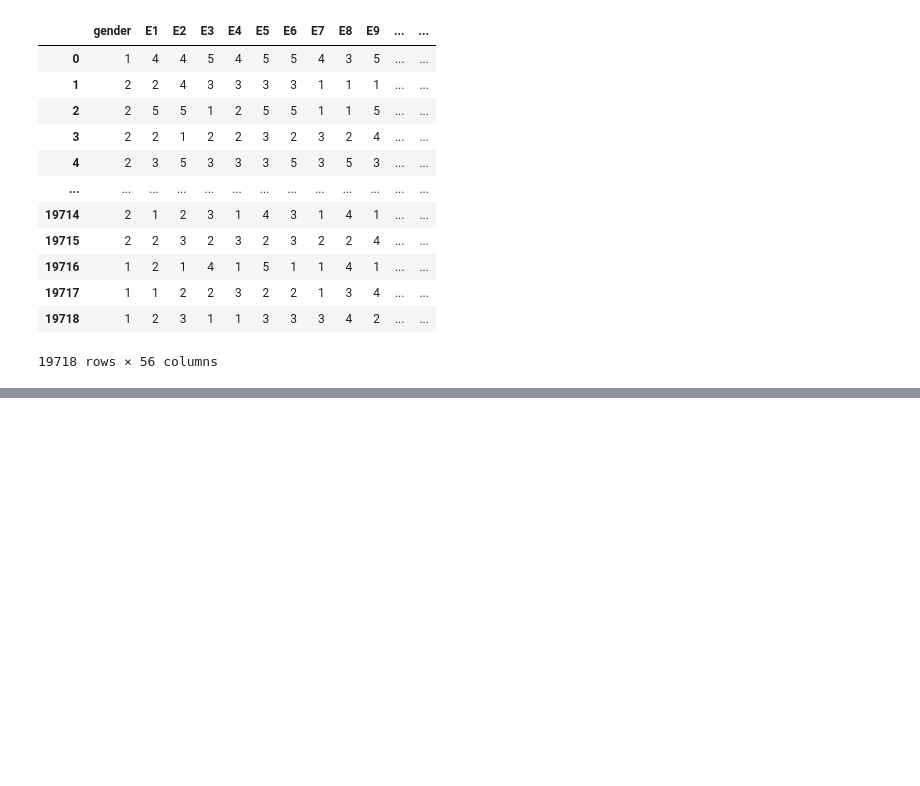
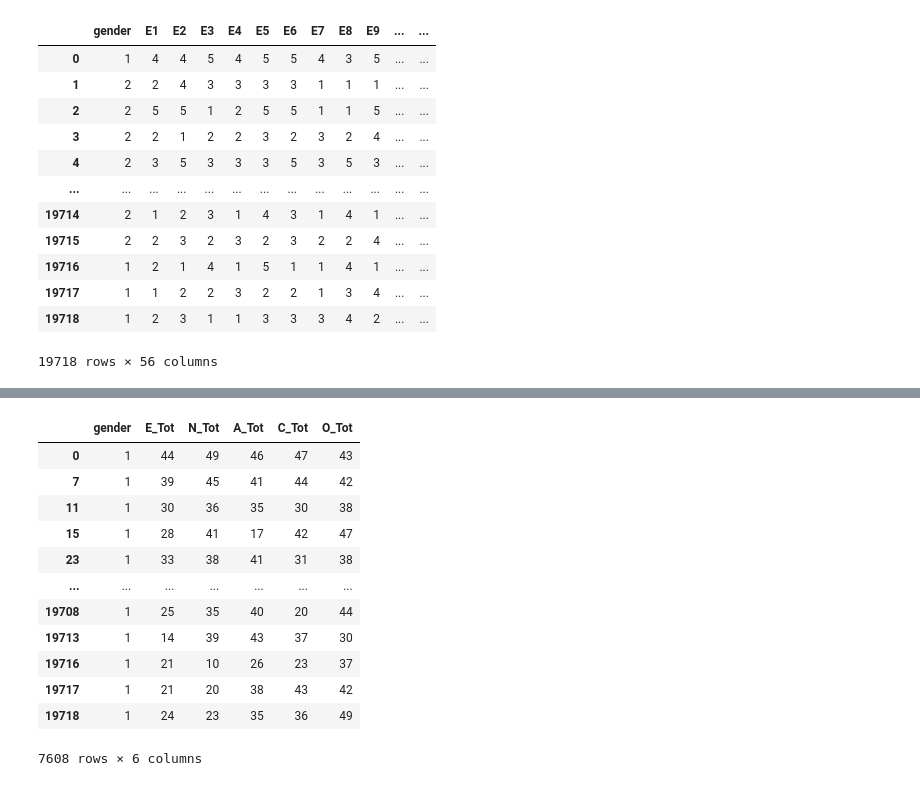
Before and after one commit to ubco-W2022T1-cosc301/project-group23, a Jupyter notebook: notebooks/analysis2.ipynb, the cells around one changed output, grey strips where cells are left out. Drawn from its saved outputs; the diff is of its cells as text; code cells hidden in the pictures; blank space fills up the shorter version.

```diff
--- a/notebooks/analysis2.ipynb
+++ b/notebooks/analysis2.ipynb
@@ -267,0 +327,19 @@ dat_3
+# %%
+#Male only
+values = [0, 3, 2]
+dat_m = dat_sub_g1[dat_sub_g1.gender.isin(values) == False]
+dat_m
+# %% [output]
+|  | gender | E_Tot | N_Tot | A_Tot | C_Tot | O_Tot |
+| 0 | 1 | 44 | 49 | 46 | 47 | 43 |
+| 7 | 1 | 39 | 45 | 41 | 44 | 42 |
+| 11 | 1 | 30 | 36 | 35 | 30 | 38 |
+| 15 | 1 | 28 | 41 | 17 | 42 | 47 |
+| 23 | 1 | 33 | 38 | 41 | 31 | 38 |
+| ... | ... | ... | ... | ... | ... | ... |
+| 19708 | 1 | 25 | 35 | 40 | 20 | 44 |
+| 19713 | 1 | 14 | 39 | 43 | 37 | 30 |
+| 19716 | 1 | 21 | 10 | 26 | 23 | 37 |
+| 19717 | 1 | 21 | 20 | 38 | 43 | 42 |
+| 19718 | 1 | 24 | 23 | 35 | 36 | 49 |
+7608 rows × 6 columns
```
Also changed, not shown: parts of 16 cells of this notebook.
